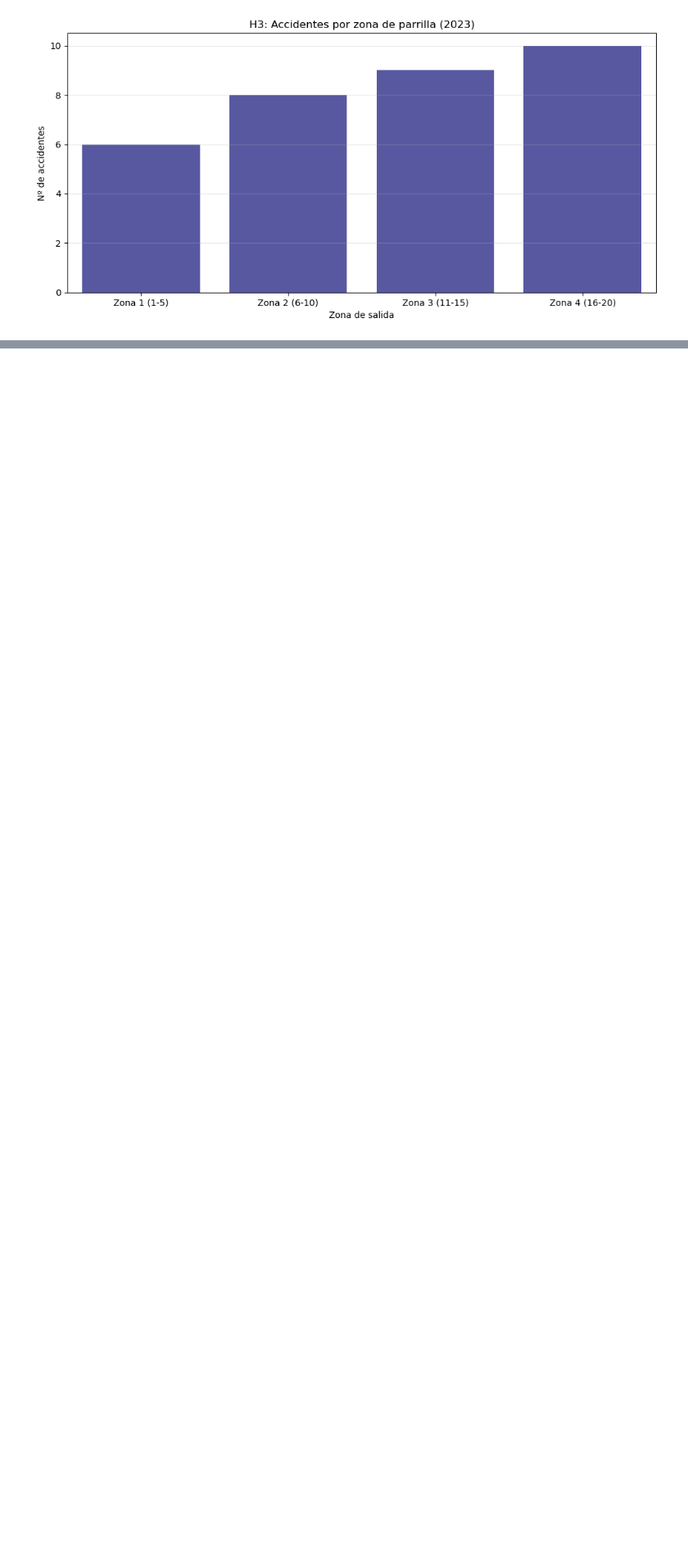
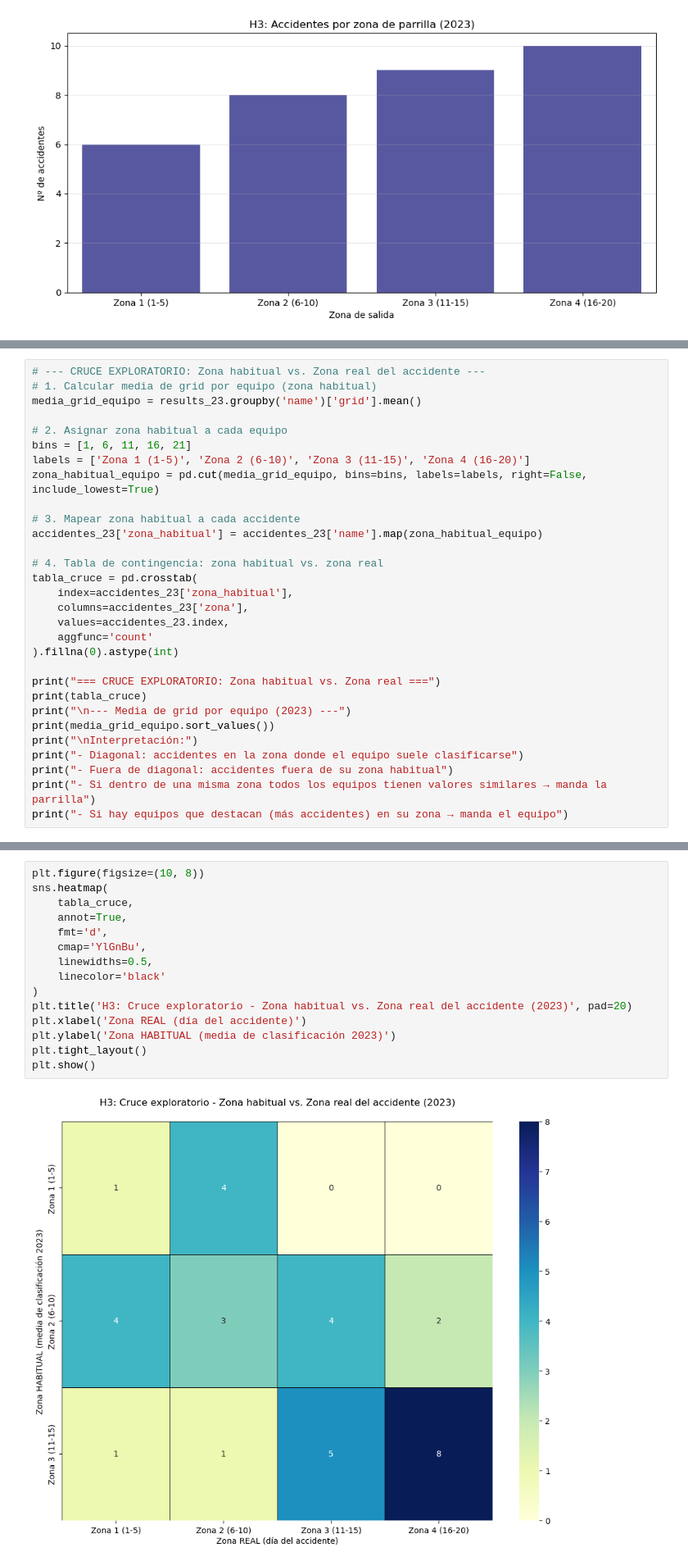
Before and after one commit to BorjaBG/EDA_F1, a Jupyter notebook: notebooks/hipotesis 3.ipynb, the cells around one changed output, grey strips where cells are left out. Shown at 82% size. Drawn from its saved outputs; the diff is of its cells as text; blank space fills up the shorter version.

```diff
--- a/notebooks/hipotesis 3.ipynb
+++ b/notebooks/hipotesis 3.ipynb
@@ -324,0 +329,30 @@ plt.show()
+# %%
+# --- CRUCE EXPLORATORIO: Zona habitual vs. Zona real del accidente ---
+# 1. Calcular media de grid por equipo (zona habitual)
+media_grid_equipo = results_23.groupby('name')['grid'].mean()
+
+# 2. Asignar zona habitual a cada equipo
+bins = [1, 6, 11, 16, 21]
+labels = ['Zona 1 (1-5)', 'Zona 2 (6-10)', 'Zona 3 (11-15)', 'Zona 4 (16-20)']
+zona_habitual_equipo = pd.cut(media_grid_equipo, bins=bins, labels=labels, right=False, include_lowest=True)
+
+# 3. Mapear zona habitual a cada accidente
+accidentes_23['zona_habitual'] = accidentes_23['name'].map(zona_habitual_equipo)
+
+# 4. Tabla de contingencia: zona habitual vs. zona real
+tabla_cruce = pd.crosstab(
+    index=accidentes_23['zona_habitual'],
+    columns=accidentes_23['zona'],
+    values=accidentes_23.index,
+    aggfunc='count'
+).fillna(0).astype(int)
+
+print("=== CRUCE EXPLORATORIO: Zona habitual vs. Zona real ===")
+print(tabla_cruce)
+print("\n--- Media de grid por equipo (2023) ---")
+print(media_grid_equipo.sort_values())
+print("\nInterpretación:")
+print("- Diagonal: accidentes en la zona donde el equipo suele clasificarse")
+print("- Fuera de diagonal: accidentes fuera de su zona habitual")
+print("- Si dentro de una misma zona todos los equipos tienen valores similares → manda la parrilla")
+print("- Si hay equipos que destacan (más accidentes) en su zona → manda el equipo")
@@ -324,0 +377,17 @@ plt.show()
+# %%
+plt.figure(figsize=(10, 8))
+sns.heatmap(
+    tabla_cruce,
+    annot=True,
+    fmt='d',
+    cmap='YlGnBu',
+    linewidths=0.5,
+    linecolor='black'
+)
+plt.title('H3: Cruce exploratorio - Zona habitual vs. Zona real del accidente (2023)', pad=20)
+plt.xlabel('Zona REAL (día del accidente)')
+plt.ylabel('Zona HABITUAL (media de clasificación 2023)')
+plt.tight_layout()
+plt.show()
+# %% [output]
+[figure, added]
```
Also changed, not shown: parts of 10 cells of this notebook.
